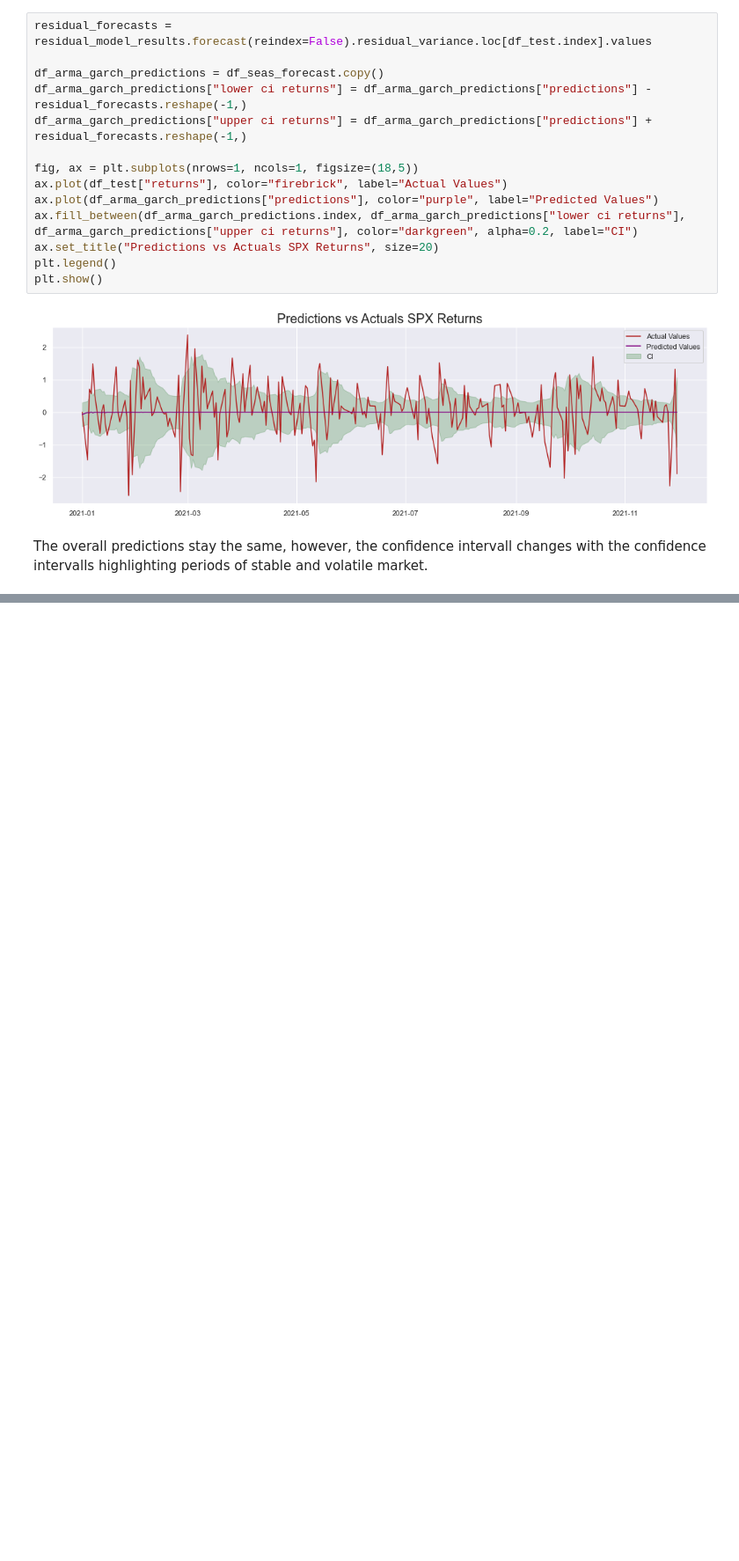
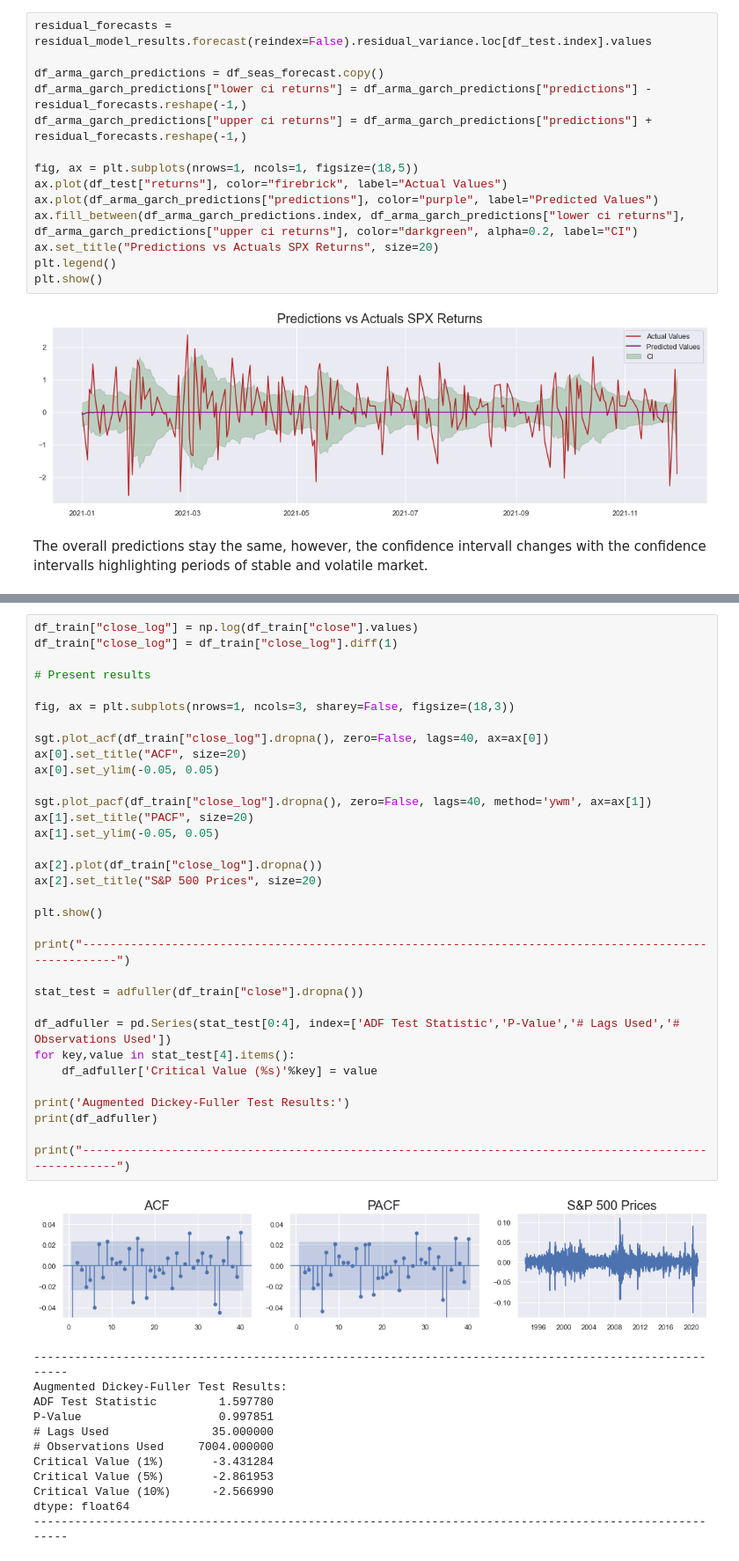
Before and after one commit to drpoxx/statforecast_intro, a Jupyter notebook: forecasting_introduction.ipynb, the cells around one changed output, grey strips where cells are left out. Shown at 88% size. Drawn from its saved outputs; the diff is of its cells as text; blank space fills up the shorter version.

```diff
--- a/forecasting_introduction.ipynb
+++ b/forecasting_introduction.ipynb
@@ -632,0 +688,46 @@ The overall predictions stay the same, however, the confidence intervall changes
+# %%
+df_train["close_log"] = np.log(df_train["close"].values)
+df_train["close_log"] = df_train["close_log"].diff(1)
+
+# Present results
+
+fig, ax = plt.subplots(nrows=1, ncols=3, sharey=False, figsize=(18,3))
+
+sgt.plot_acf(df_train["close_log"].dropna(), zero=False, lags=40, ax=ax[0])
+ax[0].set_title("ACF", size=20)
+ax[0].set_ylim(-0.05, 0.05)
+
+sgt.plot_pacf(df_train["close_log"].dropna(), zero=False, lags=40, method='ywm', ax=ax[1])
+ax[1].set_title("PACF", size=20)
+ax[1].set_ylim(-0.05, 0.05)
+
+ax[2].plot(df_train["close_log"].dropna())
+ax[2].set_title("S&P 500 Prices", size=20)
+
+plt.show()
+
+print("-------------------------------------------------------------------------------------------------------")
+
+stat_test = adfuller(df_train["close"].dropna())
+
+df_adfuller = pd.Series(stat_test[0:4], index=['ADF Test Statistic','P-Value','# Lags Used','# Observations Used'])
+for key,value in stat_test[4].items():
+    df_adfuller['Critical Value (%s)'%key] = value
+
+print('Augmented Dickey-Fuller Test Results:')
+print(df_adfuller)
+
+print("-------------------------------------------------------------------------------------------------------")
+# %% [output]
+[figure, added]
+-------------------------------------------------------------------------------------------------------
+Augmented Dickey-Fuller Test Results:
+ADF Test Statistic         1.597780
+P-Value                    0.997851
+# Lags Used               35.000000
+# Observations Used     7004.000000
+Critical Value (1%)       -3.431284
+Critical Value (5%)       -2.861953
+Critical Value (10%)      -2.566990
+dtype: float64
+-------------------------------------------------------------------------------------------------------
```
Also changed, not shown: parts of 17 cells of this notebook.
